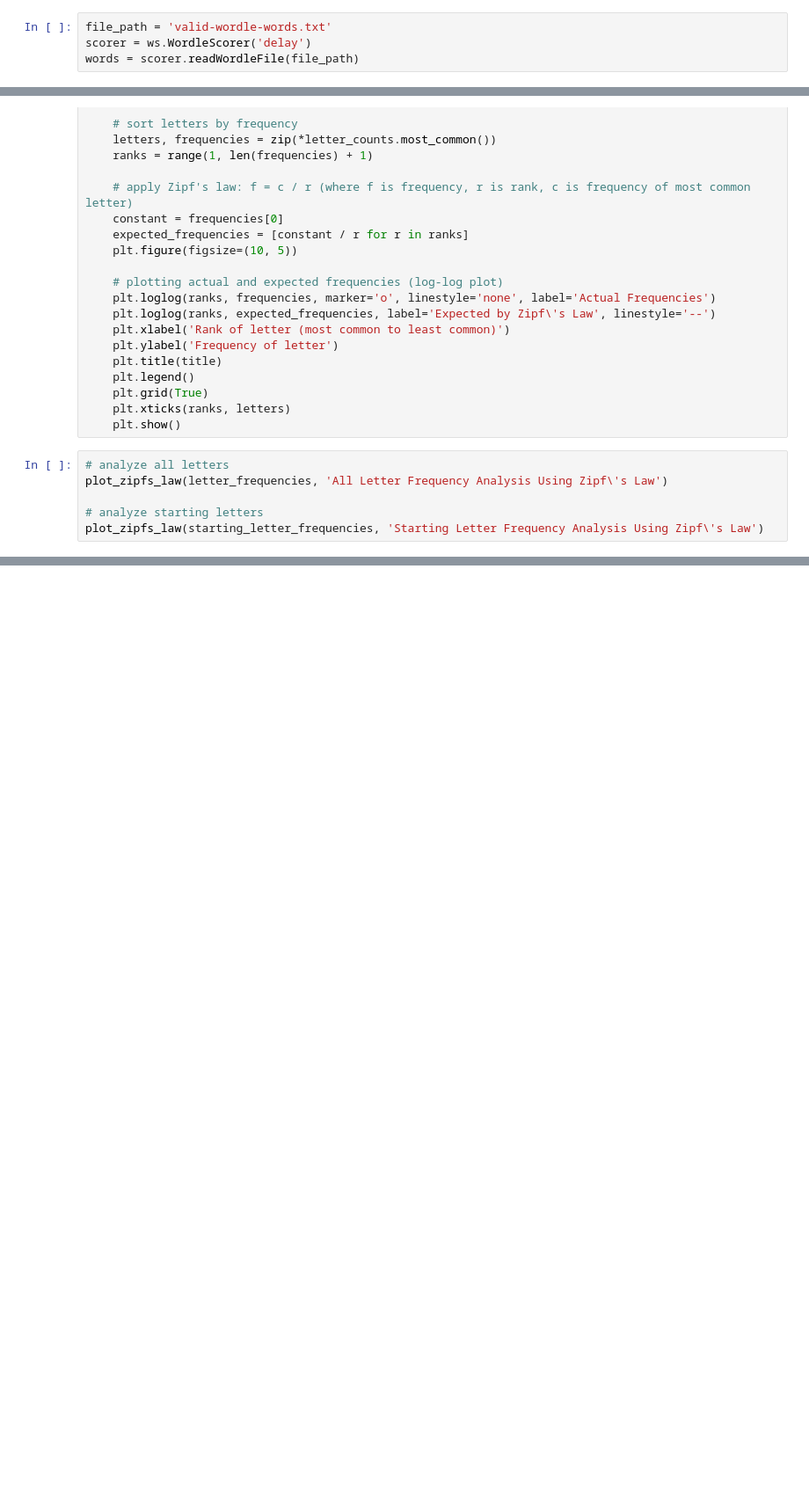
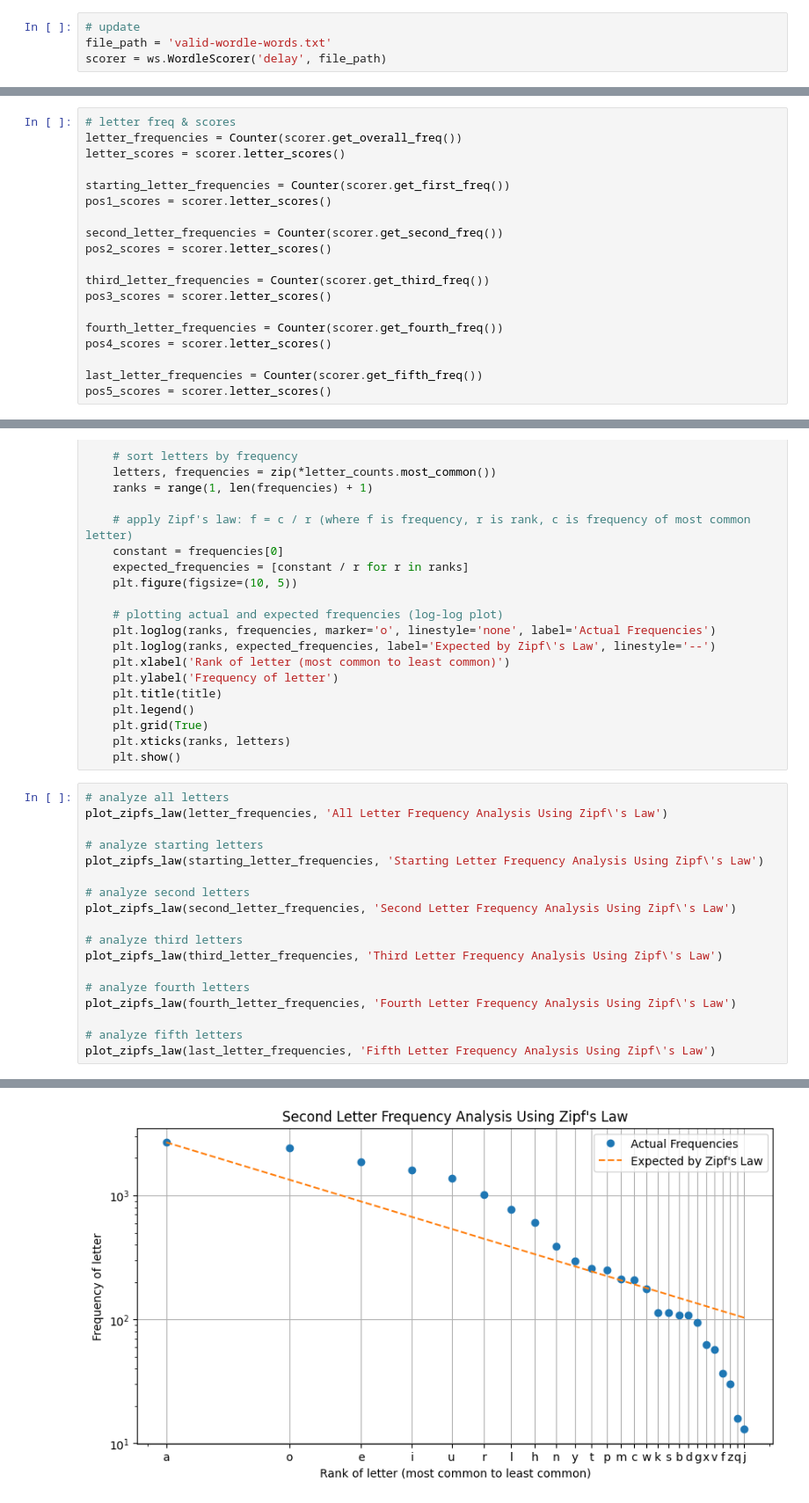
Before and after one commit to yamyeti/wordle, a Jupyter notebook: src/game/playground.ipynb, the cells around one changed output, grey strips where cells are left out. Shown at 88% size. Cells and saved outputs as stored; diff of their text form; blank space fills up the shorter version.

```diff
--- a/src/game/playground.ipynb
+++ b/src/game/playground.ipynb
@@ -8,4 +9,4 @@ import matplotlib.pyplot as plt
 # %%
+# update
 file_path = 'valid-wordle-words.txt'
-scorer = ws.WordleScorer('delay')
-words = scorer.readWordleFile(file_path)
+scorer = ws.WordleScorer('delay', file_path)
@@ -20,3 +18,22 @@ last_letter_frequencies = scorer.getLastLetterFrequencies(words)
+# %%
+# letter freq & scores
+letter_frequencies = Counter(scorer.get_overall_freq())
+letter_scores = scorer.letter_scores()
+
+starting_letter_frequencies = Counter(scorer.get_first_freq())
+pos1_scores = scorer.letter_scores()
+
+second_letter_frequencies = Counter(scorer.get_second_freq())
+pos2_scores = scorer.letter_scores()
+
+third_letter_frequencies = Counter(scorer.get_third_freq())
+pos3_scores = scorer.letter_scores()
+
+fourth_letter_frequencies = Counter(scorer.get_fourth_freq())
+pos4_scores = scorer.letter_scores()
+
+last_letter_frequencies = Counter(scorer.get_fifth_freq())
+pos5_scores = scorer.letter_scores()
 # %%
 # plot Zipf's law
 def plot_zipfs_law(letter_counts, title):
@@ -43,9 +60,22 @@ def plot_zipfs_law(letter_counts, title):
 # %%
 # analyze all letters
 plot_zipfs_law(letter_frequencies, 'All Letter Frequency Analysis Using Zipf\'s Law')
 
 # analyze starting letters
 plot_zipfs_law(starting_letter_frequencies, 'Starting Letter Frequency Analysis Using Zipf\'s Law')
+
+# analyze second letters
+plot_zipfs_law(second_letter_frequencies, 'Second Letter Frequency Analysis Using Zipf\'s Law')
+
+# analyze third letters
+plot_zipfs_law(third_letter_frequencies, 'Third Letter Frequency Analysis Using Zipf\'s Law')
+
+# analyze fourth letters
+plot_zipfs_law(fourth_letter_frequencies, 'Fourth Letter Frequency Analysis Using Zipf\'s Law')
+
+# analyze fifth letters
+plot_zipfs_law(last_letter_frequencies, 'Fifth Letter Frequency Analysis Using Zipf\'s Law')
 # %% [output]
 [figure]
 [figure]
+[figure, added]
```
Also changed, not shown: parts of 13 cells of this notebook, 1 other file.
